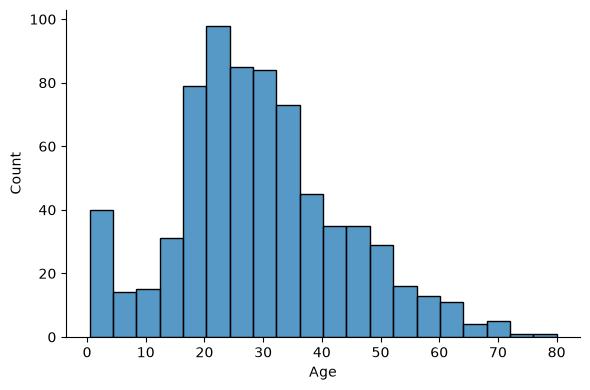
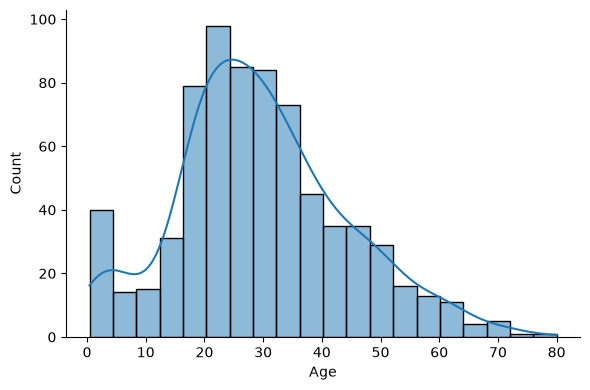
The notebook cell's code change between the first figure and the second:
--- before
+++ after
@@ -1 +1 @@
-sns.displot(data=df, x='Age', height=4, aspect=1.5)
+sns.displot(data=df, x='Age', kde = True,height=4, aspect=1.5)

Commit: emprovement